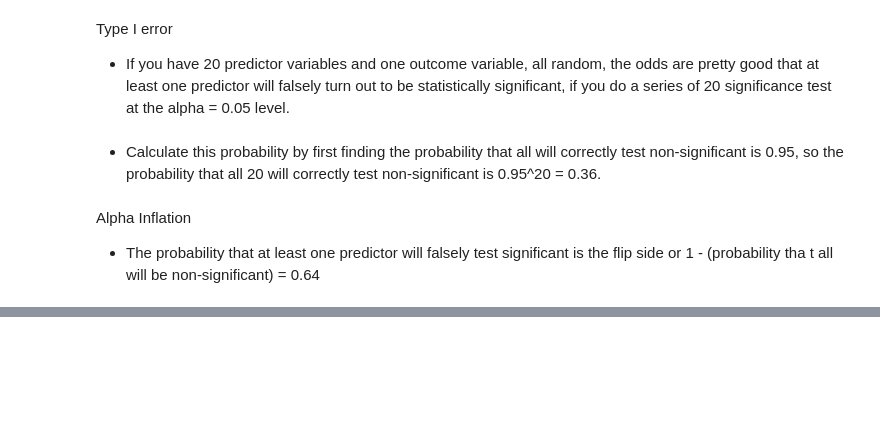
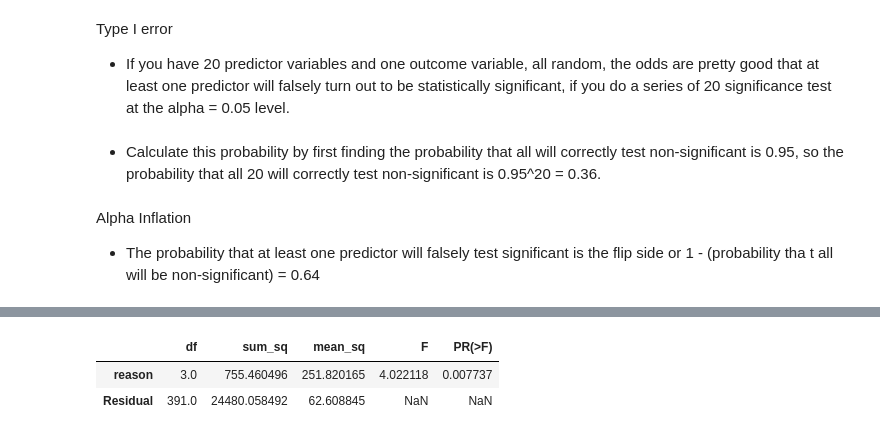
Before and after one commit to lucaspinheiro27/Statistics, a Jupyter notebook: Jupyter_notebooks/T-test.ipynb, the cells around one changed output, grey strips where cells are left out. Cells and saved outputs as stored; diff of their text form; code cells hidden in the pictures; blank space fills up the shorter version.

```diff
--- a/Jupyter_notebooks/T-test.ipynb
+++ b/Jupyter_notebooks/T-test.ipynb
@@ -83,0 +196,8 @@ Fitting to the noise
+# %%
+model = ols('absences ~ reason', data=df).fit()
+aov_table = sm.stats.anova_lm(model)
+aov_table
+# %% [output]
+|  | df | sum_sq | mean_sq | F | PR(>F) |
+| reason | 3.0 | 755.460496 | 251.820165 | 4.022118 | 0.007737 |
+| Residual | 391.0 | 24480.058492 | 62.608845 | NaN | NaN |
```
Also changed, not shown: parts of 24 cells of this notebook.
